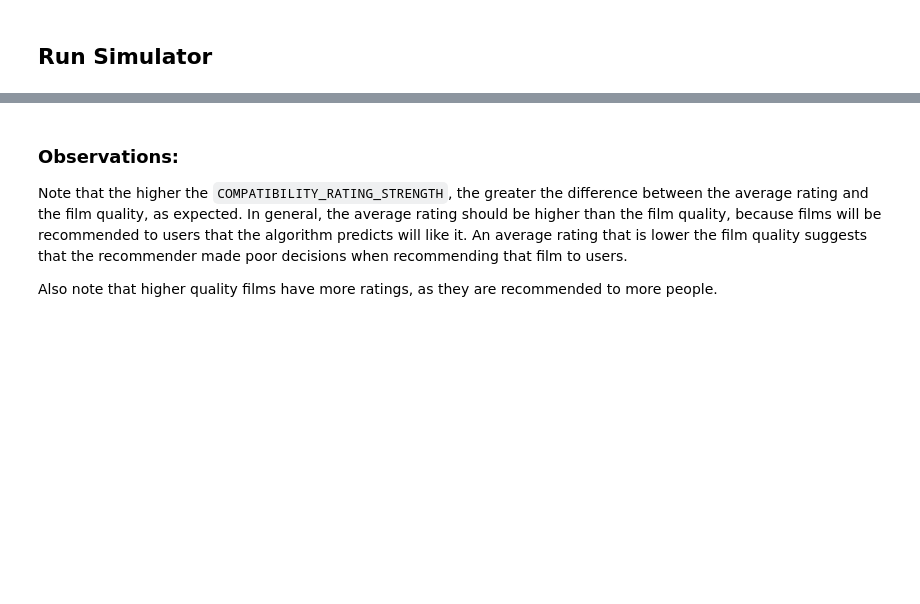
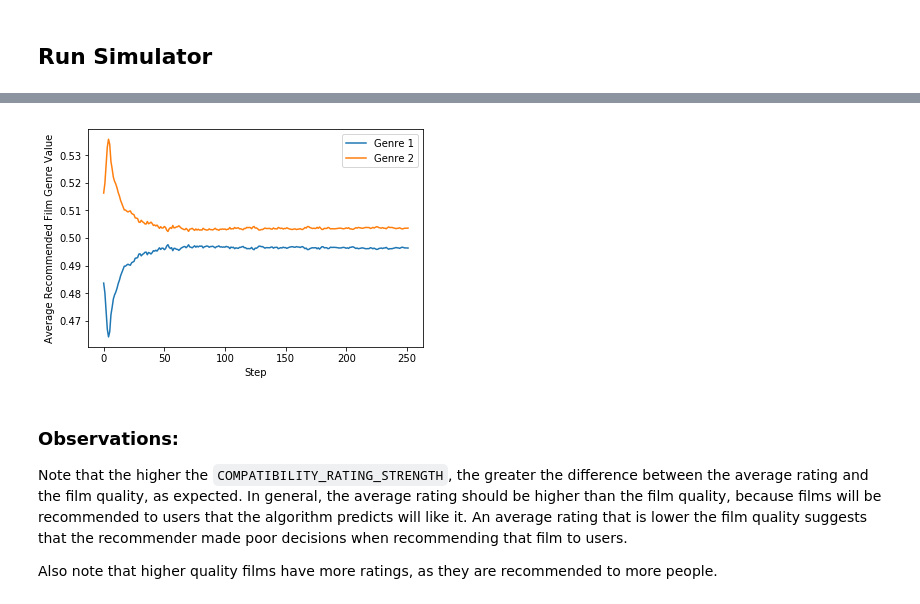
Before and after one commit to lgoodridge/VRA-Sim, a Jupyter notebook: Simulation.ipynb, the cells around one changed output, grey strips where cells are left out. Cells and saved outputs as stored; diff of their text form; code cells hidden in the pictures; blank space fills up the shorter version.

```diff
--- a/Simulation.ipynb
+++ b/Simulation.ipynb
@@ -275,22 +283,28 @@ array([[ 0.,  0.,  0., ...,  0.,  0.,  0.],
 # %%
 NUM_RECS = 5
 
-def get_recommendations(predicted_ratings, userID, num_recommendations=NUM_RECS):
+def get_recommendations(actual_ratings, predicted_ratings, userID, num_recommendations=NUM_RECS):
     """
     Gets the top num_recommendations film recommendations for
     the provided user, using the rating prediction matrix, and
     returns a tuple containing the recommended film IDs, and
     counts of the recommendations received of each film genre.
     """
+    # Get predicted user ratings, penalizing already watched films
     predicted_user_ratings = predicted_ratings[userID]
-    recommended_filmIDs = np.argsort(predicted_user_ratings)\
+    watched_films = np.apply_along_axis(lambda x: x != 0, 0, actual_ratings[userID])
+    watched_penalty = watched_films * REWATCH_RECOMMENDATION_PENALTY
+    watched_penalty[watched_penalty == 0] = 1.0
+    recommendation_matrix = predicted_user_ratings * watched_penalty
+    # Get the film recommendations + the genre distribution
+    recommended_filmIDs = np.argsort(recommendation_matrix)\
             [-num_recommendations:].tolist()
     film_recs = films[recommended_filmIDs, :]
     genre_counts = [int(round(sum(film_recs[:, genre_idx])))
                     for genre_idx in range(NUM_GENRES)]
     return (recommended_filmIDs, genre_counts)
 
-example_recs = get_recommendations(example_predictions, 0)
+example_recs = get_recommendations(initial_ratings, example_predictions, 0)
 print("Example Film Recommendations: " + str(example_recs[0]))
 print("Example Distribution: " + str(example_recs[1]))
 # %% [output]
@@ -476,3 +550,17 @@ plt.show()
+# %%
+def get_avg_genre_values(step_rec_film_genres):
+    return np.mean(step_rec_film_genres, axis=0)
+
+# Plot the distribution of recommended film genres over time
+avg_genre_values_over_time = np.array([get_avg_genre_values(x) for x in flattened_rec_film_genres_over_time])
+for genre in range(NUM_GENRES):
+    plt.plot(avg_genre_values_over_time[:,genre], label="Genre %d" % (genre+1))
+plt.xlabel("Step")
+plt.ylabel("Average Recommended Film Genre Value")
+plt.legend()
+plt.show()
+# %% [output]
+[figure, added]
 # %% [markdown]
 ### Observations:
 Note that the higher the `COMPATIBILITY_RATING_STRENGTH`, the greater the difference between the average rating and the film quality, as expected. In general, the average rating should be higher than the film quality, because films will be recommended to users that the algorithm predicts will like it. An average rating that is lower the film quality suggests that the recommender made poor decisions when recommending that film to users.
```
Also changed, not shown: parts of 19 cells of this notebook.
